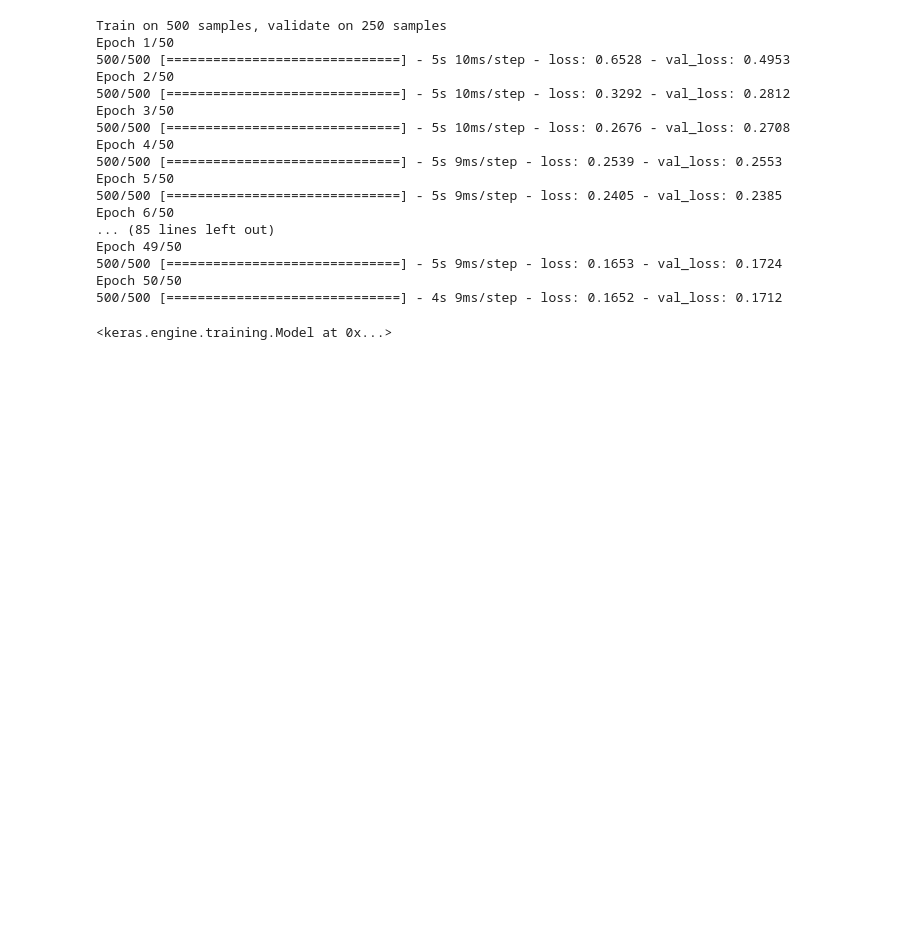
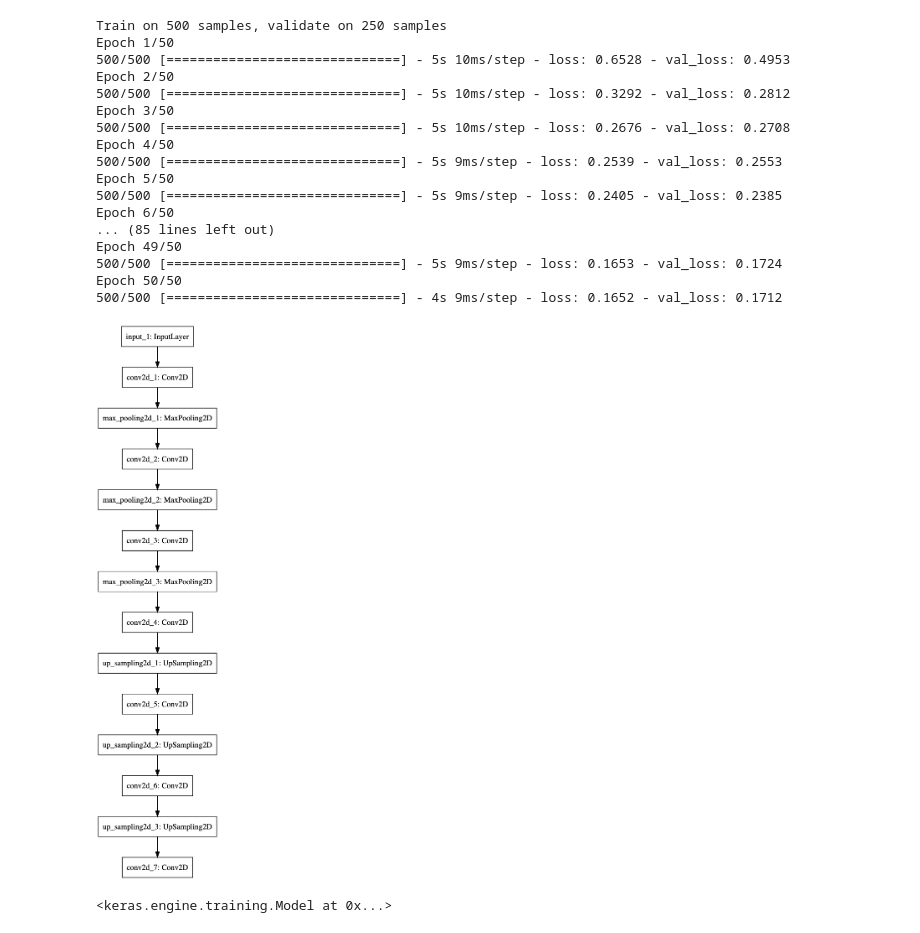
Before and after one commit to pugzillo/jewelery_recommender, a Jupyter notebook: testing_nbs/WeirdWorkingExampleofJewelry-arch2.ipynb, the cells around one changed output. Cells and saved outputs as stored; diff of their text form; code cells hidden in the pictures; blank space fills up the shorter version.

```diff
--- a/testing_nbs/WeirdWorkingExampleofJewelry-arch2.ipynb
+++ b/testing_nbs/WeirdWorkingExampleofJewelry-arch2.ipynb
@@ -213,6 +213,12 @@ Epoch 50/50
 # %%
 # this model maps an input to its encoded representation
 encoder = Model(input_img, encoded)
+# %%
+from keras.utils import plot_model
+plot_model(encoder, to_file='cnn_encoder_model_final.png')
+plot_model(autoencoder, to_file='cnn_autencoder_model_final.png')
+# %% [output]
+[figure, added]
 # %%
 encoder
 # %% [output]
```
Also changed, not shown: parts of 1 cell of this notebook, 4 other files.
